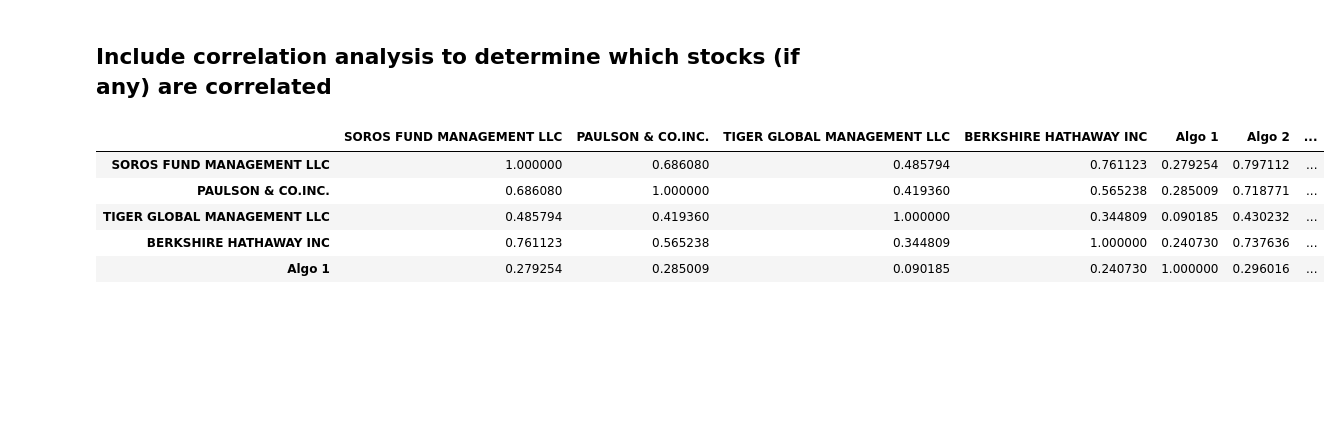
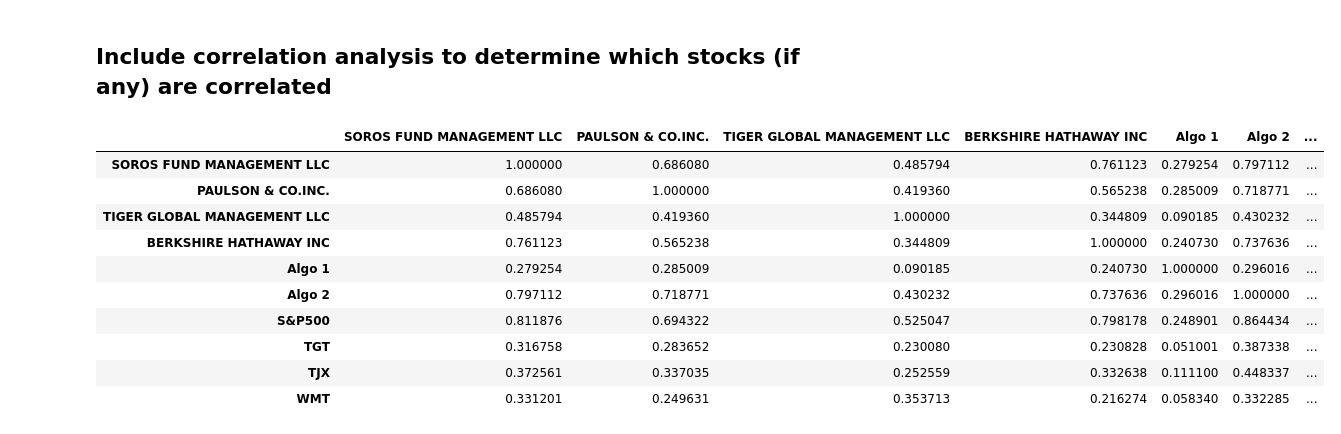
Before and after one commit to mostafajoma/A-Whale-Off-the-Portfolio, a Jupyter notebook: whale_analysis.ipynb, the cells around one changed output. Saved outputs shown, nothing was run; the diff lists cells and outputs as text; code cells hidden in the pictures; blank space fills up the shorter version.

```diff
--- a/whale_analysis.ipynb
+++ b/whale_analysis.ipynb
@@ -521,12 +525,16 @@ sharpe_ratios.plot(kind="bar")
 ## Include correlation analysis to determine which stocks (if any) are correlated
 # %%
 df = new_portfolio.corr()
+df.style.background_gradient(cmap="summer")
+# %% [output]
+|  | SOROS FUND MANAGEMENT LLC | PAULSON & CO.INC. | TIGER GLOBAL MANAGEMENT LLC | BERKSHIRE HATHAWAY INC | Algo 1 | Algo 2 | ... |
+| SOROS FUND MANAGEMENT LLC | 1.000000 | 0.686080 | 0.485794 | 0.761123 | 0.279254 | 0.797112 | ... |
+| PAULSON & CO.INC. | 0.686080 | 1.000000 | 0.419360 | 0.565238 | 0.285009 | 0.718771 | ... |
+| TIGER GLOBAL MANAGEMENT LLC | 0.485794 | 0.419360 | 1.000000 | 0.344809 | 0.090185 | 0.430232 | ... |
+| BERKSHIRE HATHAWAY INC | 0.761123 | 0.565238 | 0.344809 | 1.000000 | 0.240730 | 0.737636 | ... |
+| Algo 1 | 0.279254 | 0.285009 | 0.090185 | 0.240730 | 1.000000 | 0.296016 | ... |
+| Algo 2 | 0.797112 | 0.718771 | 0.430232 | 0.737636 | 0.296016 | 1.000000 | ... |
+| S&P500 | 0.811876 | 0.694322 | 0.525047 | 0.798178 | 0.248901 | 0.864434 | ... |
+| TGT | 0.316758 | 0.283652 | 0.230080 | 0.230828 | 0.051001 | 0.387338 | ... |
+| TJX | 0.372561 | 0.337035 | 0.252559 | 0.332638 | 0.111100 | 0.448337 | ... |
+| WMT | 0.331201 | 0.249631 | 0.353713 | 0.216274 | 0.058340 | 0.332285 | ... |
-# %%
-df.head()
-# %% [output]
-|  | SOROS FUND MANAGEMENT LLC | PAULSON & CO.INC. | TIGER GLOBAL MANAGEMENT LLC | BERKSHIRE HATHAWAY INC | Algo 1 | Algo 2 | ... |
-| SOROS FUND MANAGEMENT LLC | 1.000000 | 0.686080 | 0.485794 | 0.761123 | 0.279254 | 0.797112 | ... |
-| PAULSON & CO.INC. | 0.686080 | 1.000000 | 0.419360 | 0.565238 | 0.285009 | 0.718771 | ... |
-| TIGER GLOBAL MANAGEMENT LLC | 0.485794 | 0.419360 | 1.000000 | 0.344809 | 0.090185 | 0.430232 | ... |
-| BERKSHIRE HATHAWAY INC | 0.761123 | 0.565238 | 0.344809 | 1.000000 | 0.240730 | 0.737636 | ... |
-| Algo 1 | 0.279254 | 0.285009 | 0.090185 | 0.240730 | 1.000000 | 0.296016 | ... |
```
Also changed, not shown: parts of 4 cells of this notebook, 16 other files.
